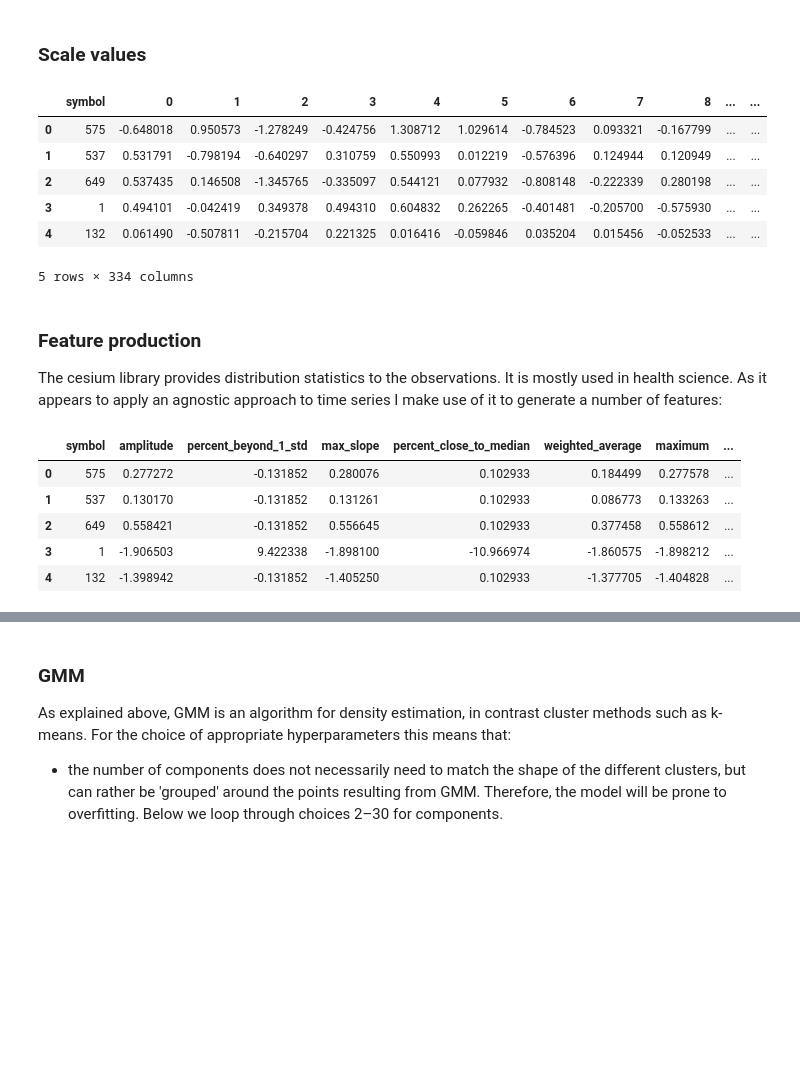
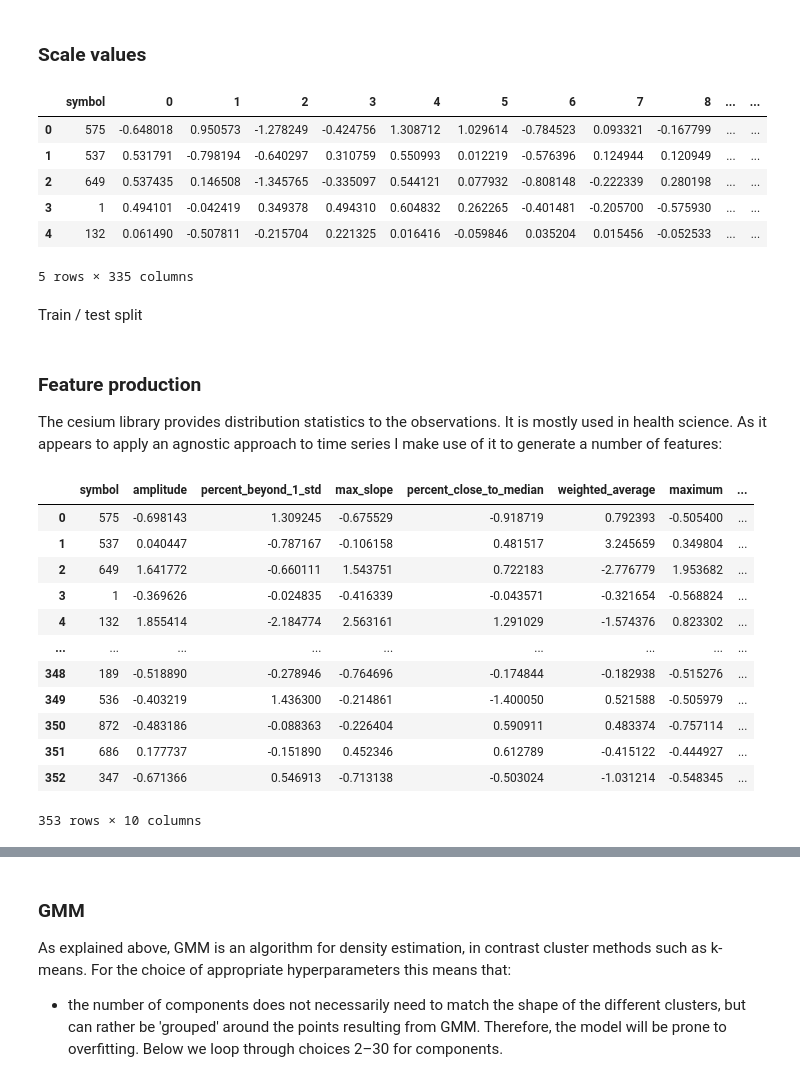
Before and after one commit to sachaschwab/Trade-Data-Clustering, a Jupyter notebook: code.ipynb, the cells around one changed output, grey strips where cells are left out. Saved outputs shown, nothing was run; the diff lists cells and outputs as text; code cells hidden in the pictures; blank space fills up the shorter version.

```diff
--- a/code.ipynb
+++ b/code.ipynb
@@ -61,6 +61,8 @@ def scale(df, symbols):
     df_scaled.insert(loc=0, column='symbol', value=symbols) # Insert ticker column
     return(df_scaled)
 df_scaled = scale(df_in, symbols=df_in.symbol)
+df_sectors = pd.read_csv('sectors.csv', index_col=0) # Add sectors for train/test split
+df_scaled = pd.merge(df_scaled, df_sectors, left_on='symbol', right_on='symbol_anonymised')
 df_scaled.head()
 # %% [output]
 |  | symbol | 0 | 1 | 2 | 3 | 4 | 5 | 6 | 7 | 8 | ... | ... |
@@ -69,7 +71,12 @@ df_scaled.head()
 | 2 | 649 | 0.537435 | 0.146508 | -1.345765 | -0.335097 | 0.544121 | 0.077932 | -0.808148 | -0.222339 | 0.280198 | ... | ... |
 | 3 | 1 | 0.494101 | -0.042419 | 0.349378 | 0.494310 | 0.604832 | 0.262265 | -0.401481 | -0.205700 | -0.575930 | ... | ... |
 | 4 | 132 | 0.061490 | -0.507811 | -0.215704 | 0.221325 | 0.016416 | -0.059846 | 0.035204 | 0.015456 | -0.052533 | ... | ... |
-5 rows × 334 columns
+5 rows × 335 columns
+# %%
+from sklearn.model_selection import train_test_split
+df_train, df_test = train_test_split(df_scaled, stratify=df_scaled.sector)
+# %% [markdown]
+Train / test split
 # %% [markdown]
 ### Feature production
 
@@ -78,37 +85,44 @@ The cesium library provides distribution statistics to the observations. It is m
 from cesium import featurize as ft
 times = []
 log_return_values = []
-for idx, row in df_scaled.iterrows():
+for idx, row in df_train.iloc[:,1:-1].iterrows():
     log_return_values.append(row.values)
     times.append(np.array([i for i in range(row.values.shape[0])]))
 
 fs = ['amplitude',
                    'percent_beyond_1_std',
                    'max_slope',
                    'percent_close_to_median',
                    'weighted_average',
                    'maximum',
                    'minimum',
                    'median',
                    'skew']
 
 df_features = ft.featurize_time_series(
                     times           = times,
                     values          = log_return_values,
                     errors          = None,
                     features_to_use = fs,
                     scheduler       = None)
 
 # Remove multihead, scale and put 'back' headers
 df_features = df_features.T.reset_index().drop(['channel'], axis=1).iloc[:,1:].T
 df_features_scaled = scale(df_features, symbols=df_in.symbol)
 df_features_scaled = df_features_scaled.rename(columns={0:fs[0], 1:fs[1], 2:fs[2],
                     3:fs[3], 4:fs[4], 5:fs[5], 6:fs[6], 7:fs[7], 8:fs[8]})
-df_features_scaled.head()
+df_features_scaled
 # %% [output]
 |  | symbol | amplitude | percent_beyond_1_std | max_slope | percent_close_to_median | weighted_average | maximum | ... |
-| 0 | 575 | 0.277272 | -0.131852 | 0.280076 | 0.102933 | 0.184499 | 0.277578 | ... |
-| 1 | 537 | 0.130170 | -0.131852 | 0.131261 | 0.102933 | 0.086773 | 0.133263 | ... |
-| 2 | 649 | 0.558421 | -0.131852 | 0.556645 | 0.102933 | 0.377458 | 0.558612 | ... |
-| 3 | 1 | -1.906503 | 9.422338 | -1.898100 | -10.966974 | -1.860575 | -1.898212 | ... |
-| 4 | 132 | -1.398942 | -0.131852 | -1.405250 | 0.102933 | -1.377705 | -1.404828 | ... |
+| 0 | 575 | -0.698143 | 1.309245 | -0.675529 | -0.918719 | 0.792393 | -0.505400 | ... |
+| 1 | 537 | 0.040447 | -0.787167 | -0.106158 | 0.481517 | 3.245659 | 0.349804 | ... |
+| 2 | 649 | 1.641772 | -0.660111 | 1.543751 | 0.722183 | -2.776779 | 1.953682 | ... |
+| 3 | 1 | -0.369626 | -0.024835 | -0.416339 | -0.043571 | -0.321654 | -0.568824 | ... |
+| 4 | 132 | 1.855414 | -2.184774 | 2.563161 | 1.291029 | -1.574376 | 0.823302 | ... |
+| ... | ... | ... | ... | ... | ... | ... | ... | ... |
+| 348 | 189 | -0.518890 | -0.278946 | -0.764696 | -0.174844 | -0.182938 | -0.515276 | ... |
+| 349 | 536 | -0.403219 | 1.436300 | -0.214861 | -1.400050 | 0.521588 | -0.505979 | ... |
+| 350 | 872 | -0.483186 | -0.088363 | -0.226404 | 0.590911 | 0.483374 | -0.757114 | ... |
+| 351 | 686 | 0.177737 | -0.151890 | 0.452346 | 0.612789 | -0.415122 | -0.444927 | ... |
+| 352 | 347 | -0.671366 | 0.546913 | -0.713138 | -0.503024 | -1.031214 | -0.548345 | ... |
+353 rows × 10 columns
```
Also changed, not shown: parts of 13 cells of this notebook, 1 other file.
